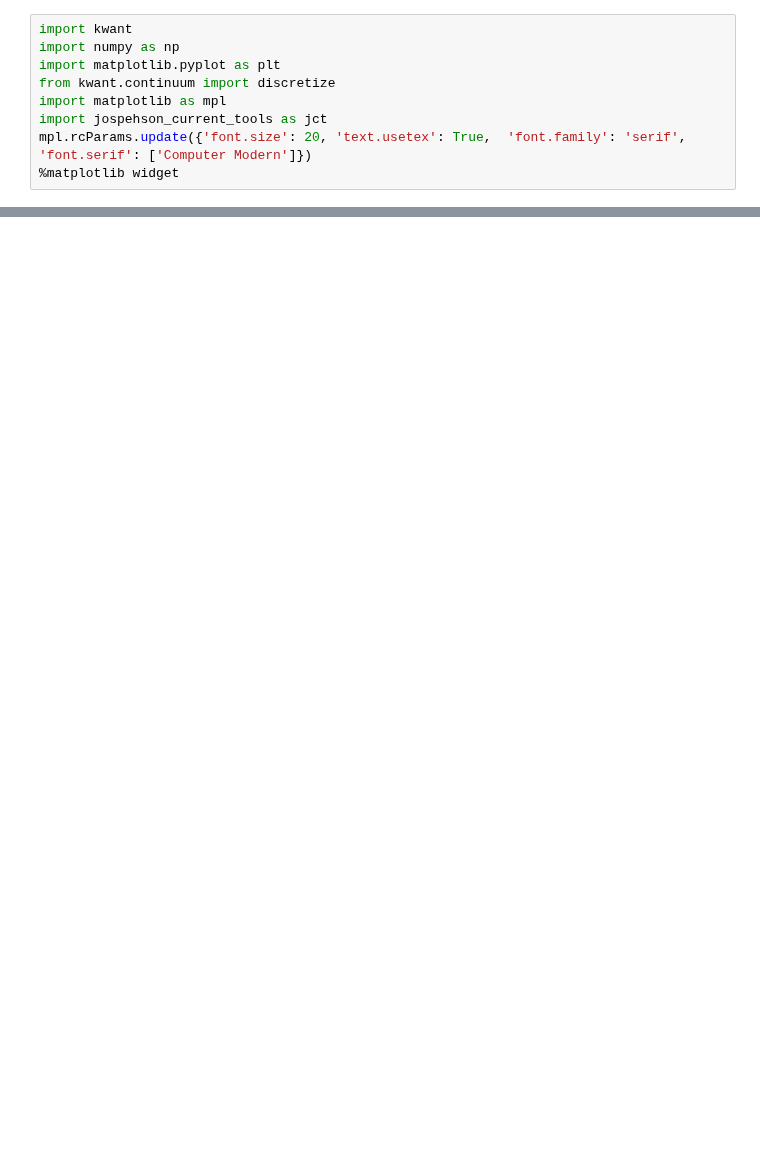
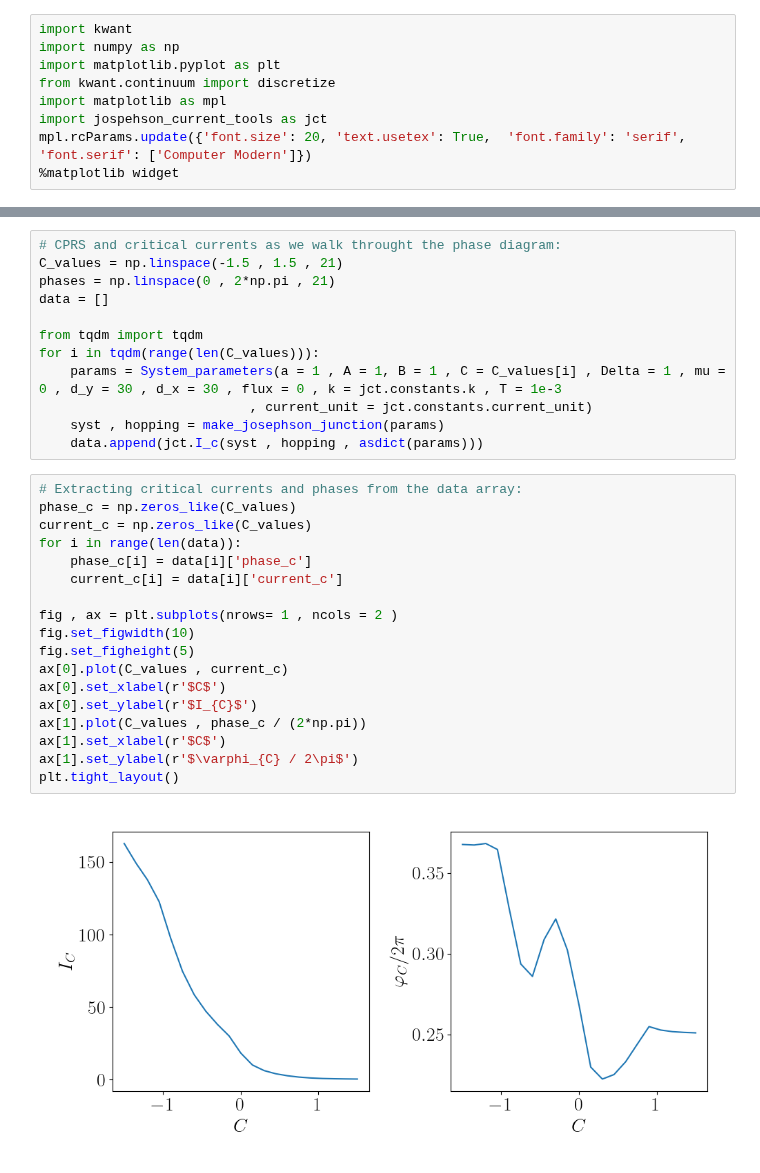
Before and after one commit to krishtoffel99/Josephson-Investigations-Old, a Jupyter notebook: Josephson effect and Supercurrents/TopologicalJosephsonJunction/Junction_QHZ_model.ipynb, the cells around one changed output, grey strips where cells are left out. Saved outputs shown, nothing was run; the diff lists cells and outputs as text; blank space fills up the shorter version.

```diff
--- a/Josephson effect and Supercurrents/TopologicalJosephsonJunction/Junction_QHZ_model.ipynb
+++ b/Josephson effect and Supercurrents/TopologicalJosephsonJunction/Junction_QHZ_model.ipynb
@@ -46,0 +76,32 @@ def make_josephson_junction(params , L_sc):
+# %%
+# CPRS and critical currents as we walk throught the phase diagram:
+C_values = np.linspace(-1.5 , 1.5 , 21)
+phases = np.linspace(0 , 2*np.pi , 21)
+data = []
+
+from tqdm import tqdm
+for i in tqdm(range(len(C_values))):
+    params = System_parameters(a = 1 , A = 1, B = 1 , C = C_values[i] , Delta = 1 , mu = 0 , d_y = 30 , d_x = 30 , flux = 0 , k = jct.constants.k , T = 1e-3
+                           , current_unit = jct.constants.current_unit)
+    syst , hopping = make_josephson_junction(params)
+    data.append(jct.I_c(syst , hopping , asdict(params)))
+# %%
+# Extracting critical currents and phases from the data array:
+phase_c = np.zeros_like(C_values)
+current_c = np.zeros_like(C_values)
+for i in range(len(data)):
+    phase_c[i] = data[i]['phase_c']
+    current_c[i] = data[i]['current_c']
+
+fig , ax = plt.subplots(nrows= 1 , ncols = 2 )
+fig.set_figwidth(10)
+fig.set_figheight(5)
+ax[0].plot(C_values , current_c)
+ax[0].set_xlabel(r'$C$')
+ax[0].set_ylabel(r'$I_{C}$')
+ax[1].plot(C_values , phase_c / (2*np.pi))
+ax[1].set_xlabel(r'$C$')
+ax[1].set_ylabel(r'$\varphi_{C} / 2\pi$')
+plt.tight_layout()
+# %% [output]
+[figure, added]
```
Also changed, not shown: parts of 4 cells of this notebook, 1 other file.
